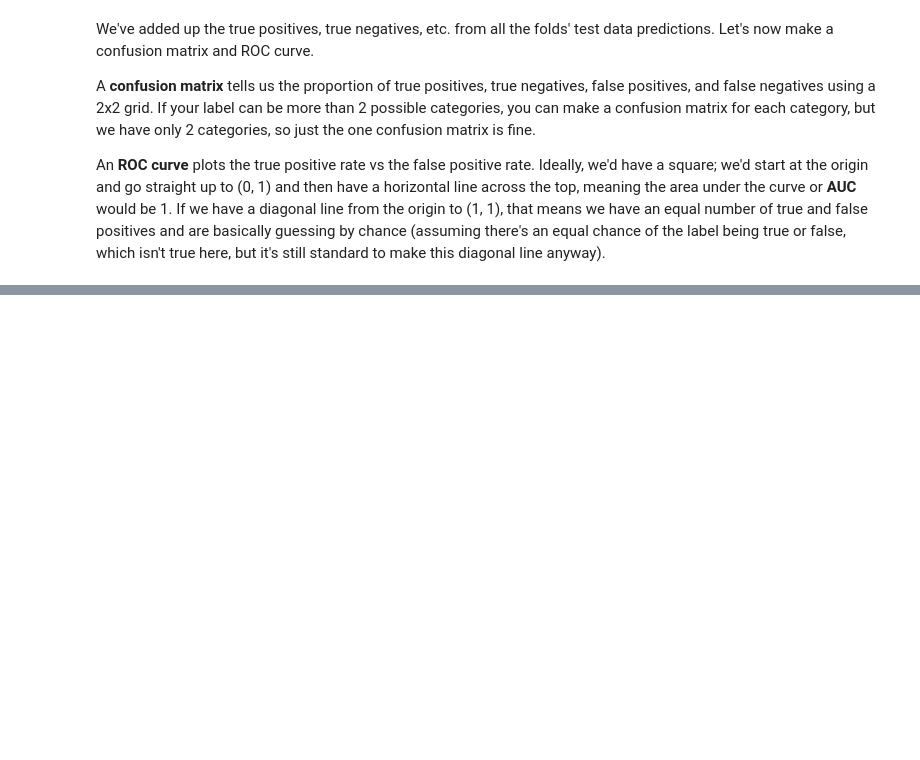
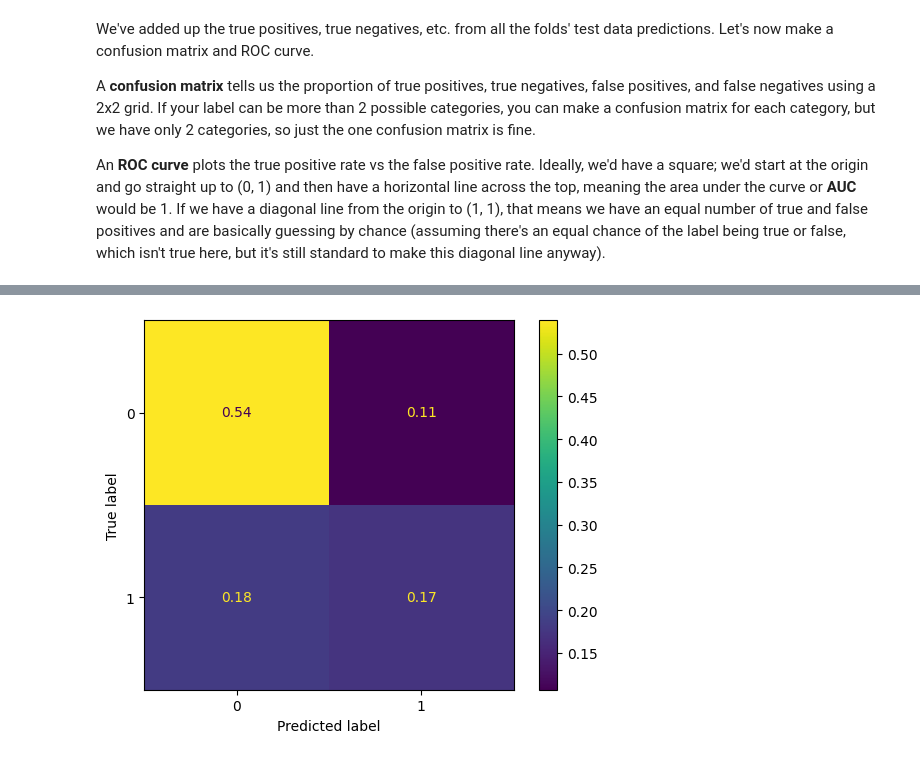
Before and after one commit to AvilashaHaldar/AJH_Kaggle_Alzheimers, a Jupyter notebook: ajh_alzheimers.ipynb, the cells around one changed output, grey strips where cells are left out. Saved outputs shown, nothing was run; the diff lists cells and outputs as text; code cells hidden in the pictures; blank space fills up the shorter version.

```diff
--- a/ajh_alzheimers.ipynb
+++ b/ajh_alzheimers.ipynb
@@ -410,0 +527,4 @@ Area under ROC curve (AUC): 0.6509330832480771
+# %%
+make_confusion_matrix(naive_test_predictions, naive_test_answers)
+# %% [output]
+[figure, added]
```
Also changed, not shown: parts of 73 cells of this notebook.
